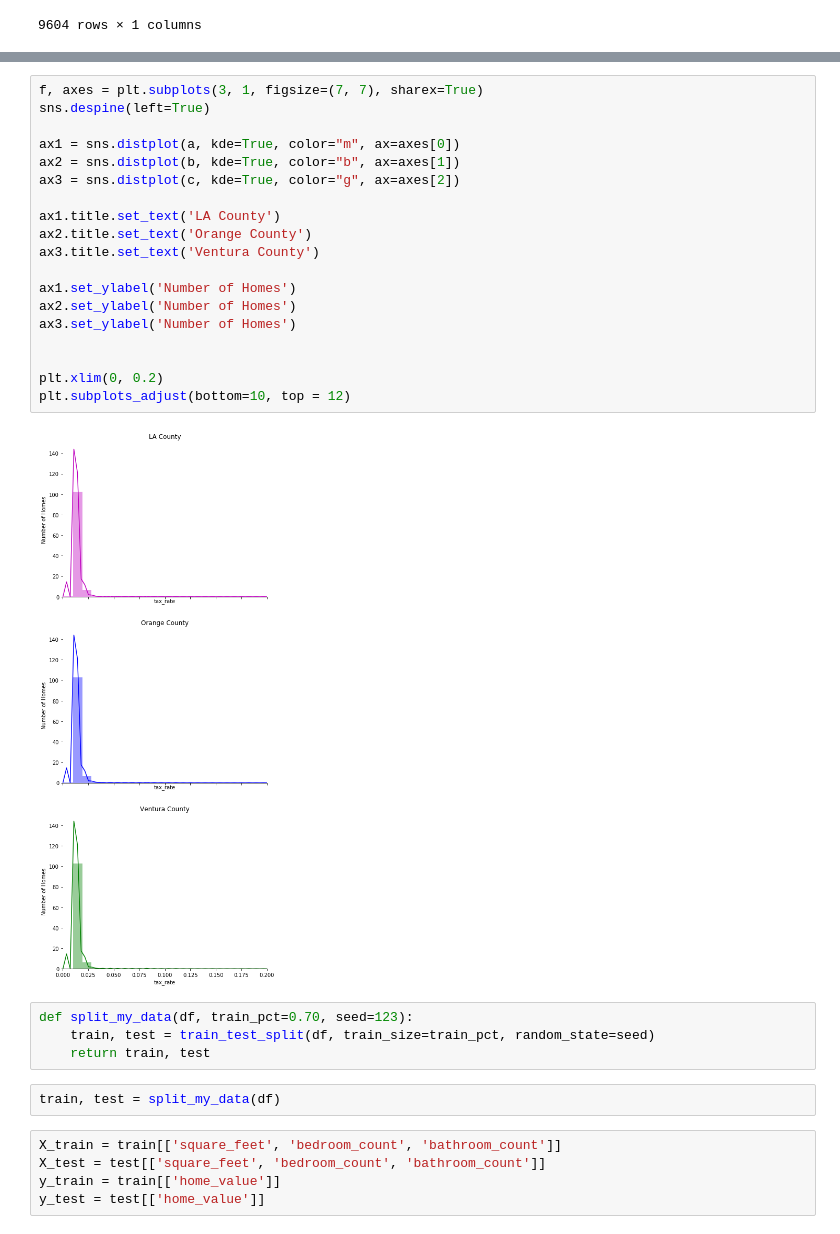
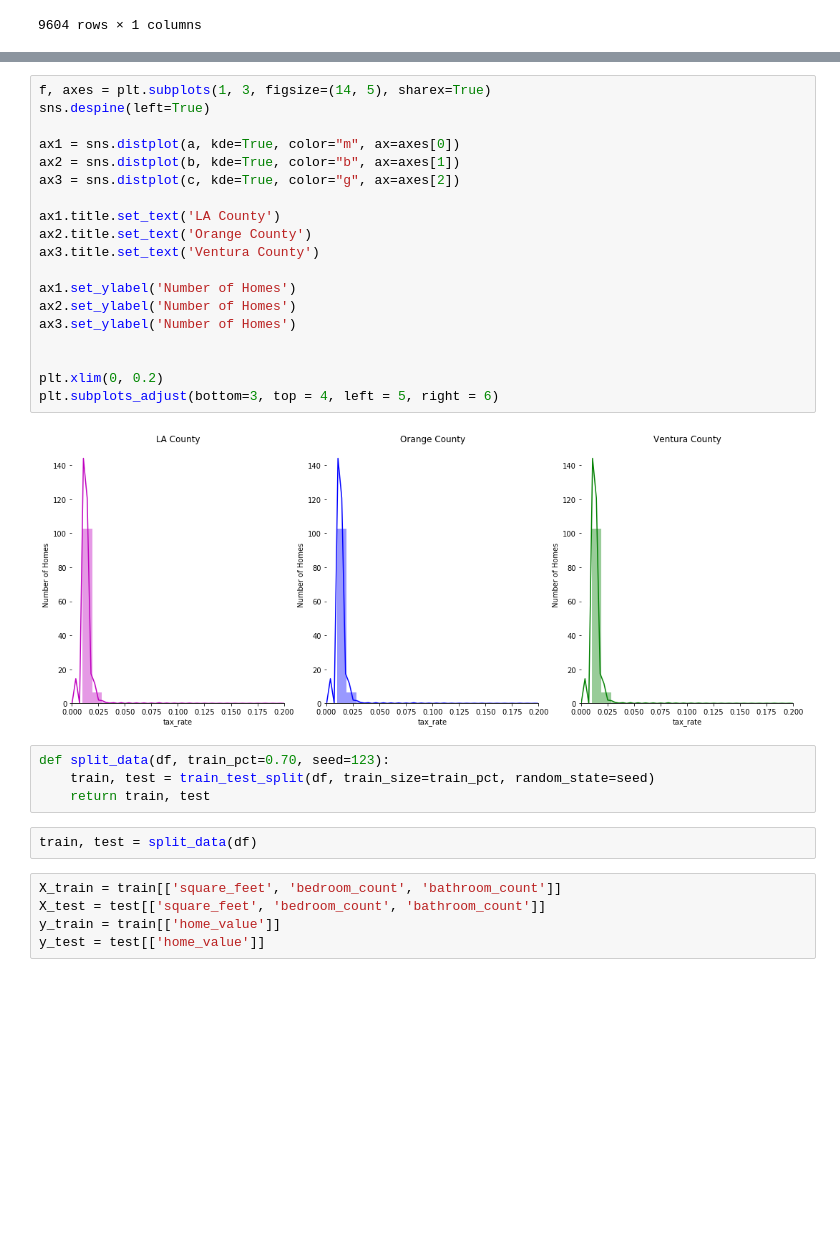
Before and after one commit to JadaShipp/ds-methodologies-exercises, a Jupyter notebook: project/zillow_regression_project.ipynb, the cells around one changed output, grey strips where cells are left out. Cells and saved outputs as stored; diff of their text form; blank space fills up the shorter version.

Commit message:
Change plot size

```diff
--- a/project/zillow_regression_project.ipynb
+++ b/project/zillow_regression_project.ipynb
@@ -277,30 +272,30 @@ sns.distplot(d)
 # %%
-f, axes = plt.subplots(3, 1, figsize=(7, 7), sharex=True)
+f, axes = plt.subplots(1, 3, figsize=(14, 5), sharex=True)
 sns.despine(left=True)
 
 ax1 = sns.distplot(a, kde=True, color="m", ax=axes[0])
 ax2 = sns.distplot(b, kde=True, color="b", ax=axes[1])
 ax3 = sns.distplot(c, kde=True, color="g", ax=axes[2])
 
 ax1.title.set_text('LA County')
 ax2.title.set_text('Orange County')
 ax3.title.set_text('Ventura County')
 
 ax1.set_ylabel('Number of Homes')
 ax2.set_ylabel('Number of Homes')
 ax3.set_ylabel('Number of Homes')
 
 
 plt.xlim(0, 0.2)
-plt.subplots_adjust(bottom=10, top = 12)
+plt.subplots_adjust(bottom=3, top = 4, left = 5, right = 6)
 # %% [output]
-[figure, old version]
+[figure, new version]
 # %%
-def split_my_data(df, train_pct=0.70, seed=123):
+def split_data(df, train_pct=0.70, seed=123):
     train, test = train_test_split(df, train_size=train_pct, random_state=seed)
     return train, test
 # %%
-train, test = split_my_data(df)
+train, test = split_data(df)
 # %%
 X_train = train[['square_feet', 'bedroom_count', 'bathroom_count']]
 X_test = test[['square_feet', 'bedroom_count', 'bathroom_count']]
```
Also changed, not shown: parts of 3 cells of this notebook.
